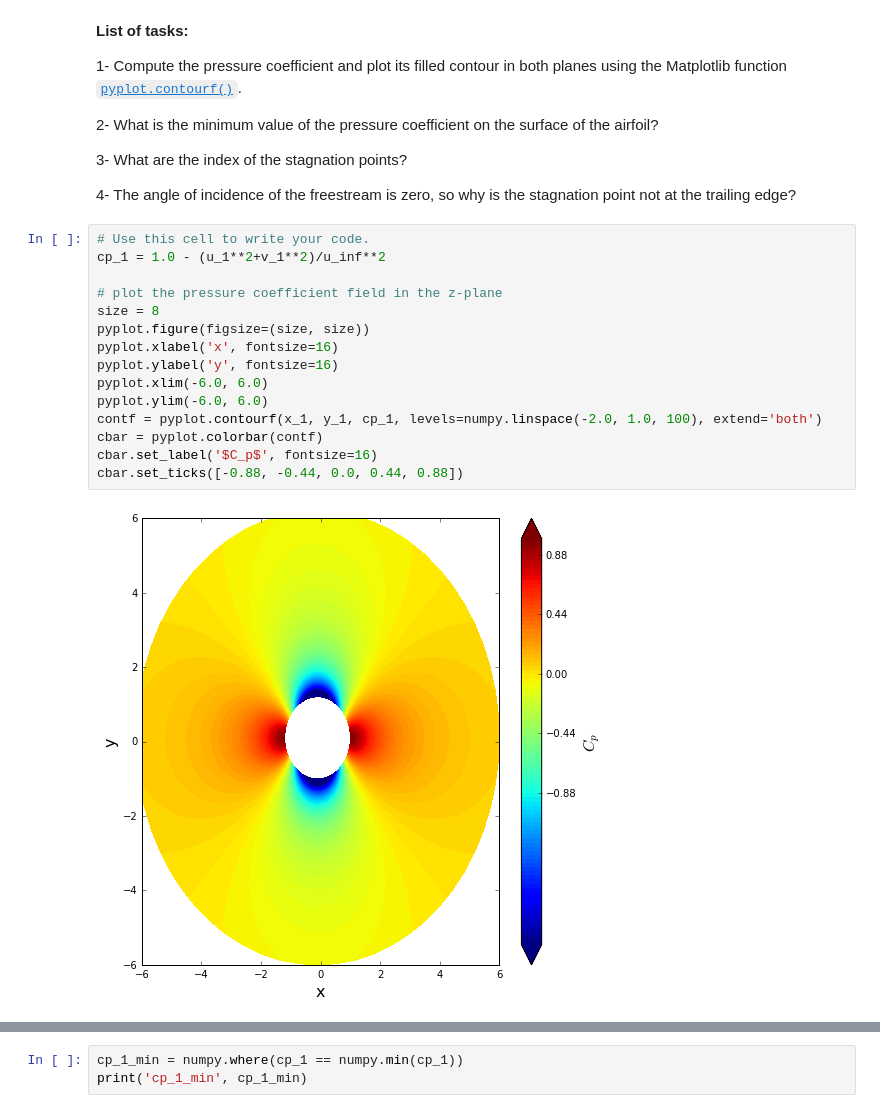
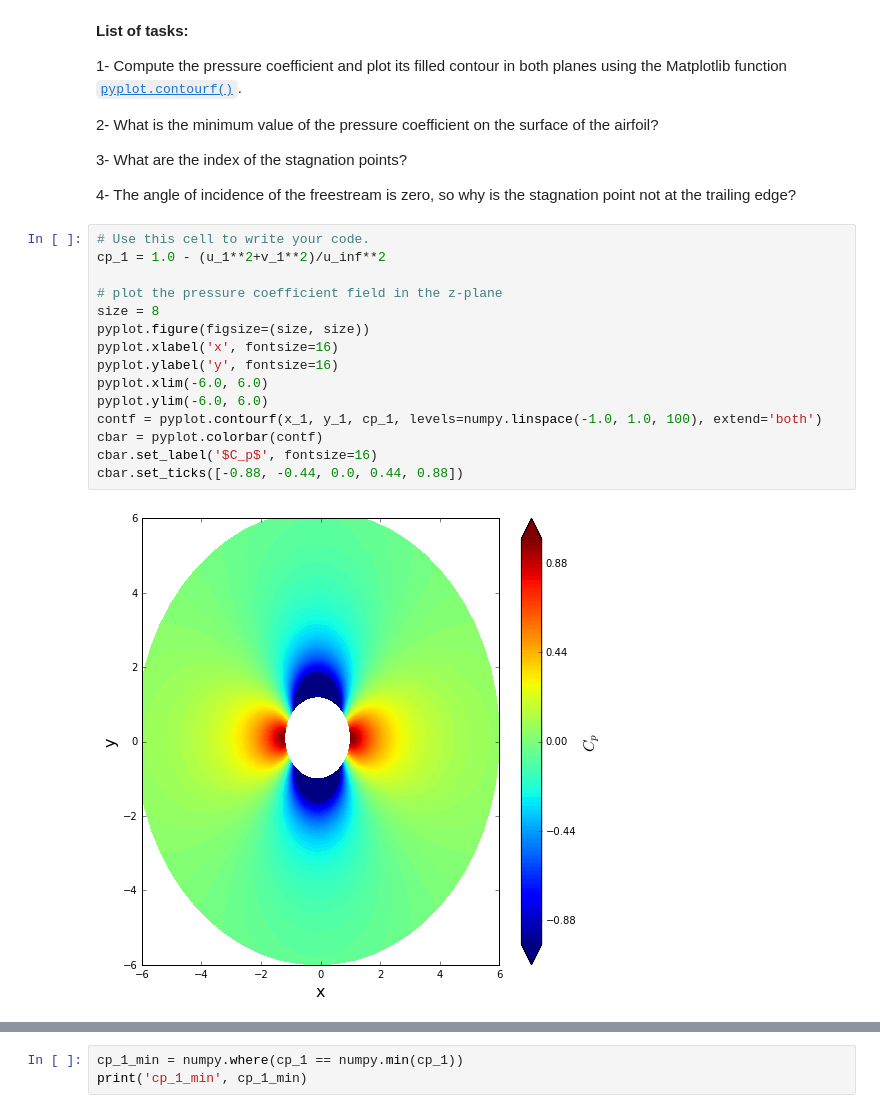
Before and after one commit to liu19941121/mae6226-work, a Jupyter notebook: midterm/midterm.ipynb, the cells around one changed output, grey strips where cells are left out. Cells and saved outputs as stored; diff of their text form.

```diff
--- a/midterm/midterm.ipynb
+++ b/midterm/midterm.ipynb
@@ -382,20 +393,20 @@ Let's have a look at the pressure coefficient to check what's going on.
 # %%
 # Use this cell to write your code.
 cp_1 = 1.0 - (u_1**2+v_1**2)/u_inf**2
 
 # plot the pressure coefficient field in the z-plane
 size = 8
 pyplot.figure(figsize=(size, size))
 pyplot.xlabel('x', fontsize=16)
 pyplot.ylabel('y', fontsize=16)
 pyplot.xlim(-6.0, 6.0)
 pyplot.ylim(-6.0, 6.0)
-contf = pyplot.contourf(x_1, y_1, cp_1, levels=numpy.linspace(-2.0, 1.0, 100), extend='both')
+contf = pyplot.contourf(x_1, y_1, cp_1, levels=numpy.linspace(-1.0, 1.0, 100), extend='both')
 cbar = pyplot.colorbar(contf)
 cbar.set_label('$C_p$', fontsize=16)
 cbar.set_ticks([-0.88, -0.44, 0.0, 0.44, 0.88])
 # %% [output]
-[figure, old version]
+[figure, new version]
 # %%
 cp_2 = 1.0 - (u_2**2 + v_2**2)/u_inf**2
 
```
Also changed, not shown: parts of 13 cells of this notebook.
